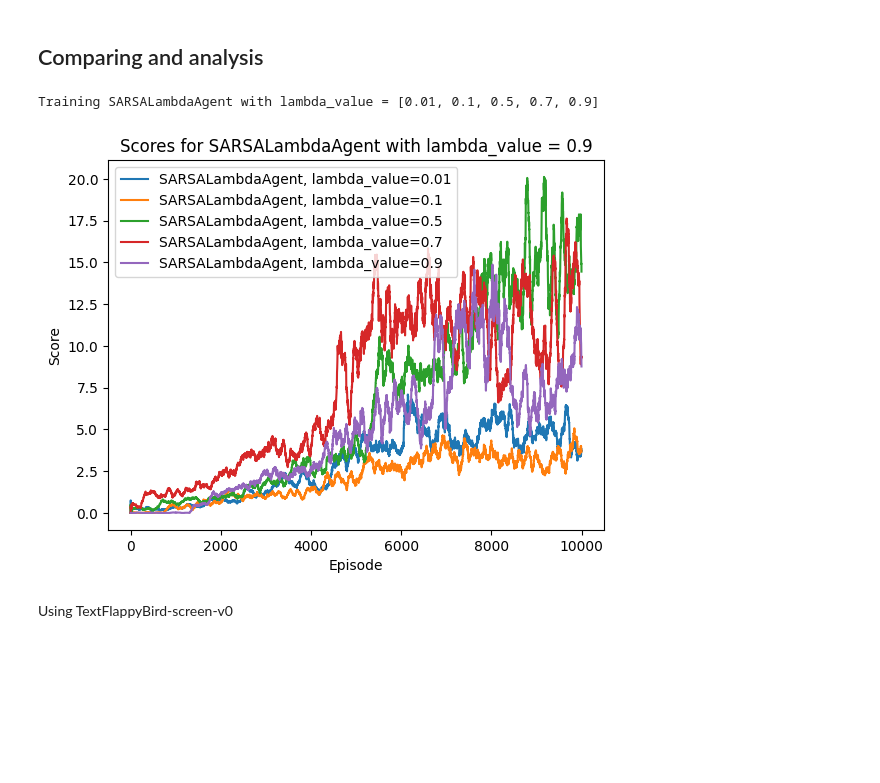
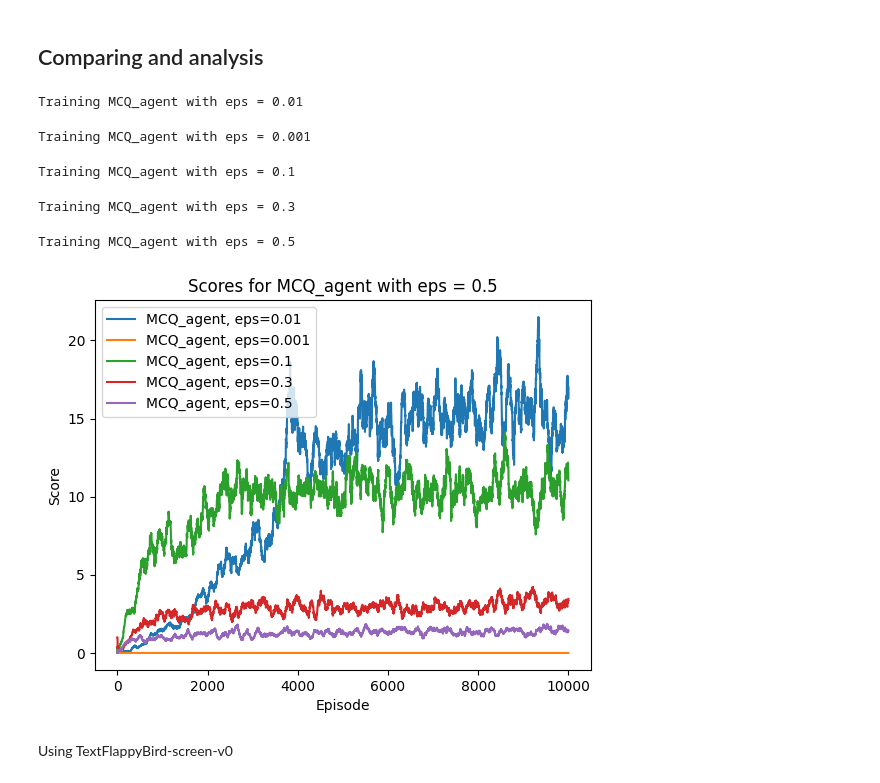
Before and after one commit to theveneth/RL_flappy_bird, a Jupyter notebook: code.ipynb, the cells around one changed output. Drawn from its saved outputs; the diff is of its cells as text; code cells hidden in the pictures; blank space fills up the shorter version.

```diff
--- a/code.ipynb
+++ b/code.ipynb
@@ -169,9 +169,6 @@ def train(agent, env, num_episodes):
 
             episode_score = info['score']
             total_reward += reward
-            if episode_score > 1000:  # if the agent is doing well, break the episode
-                print('limit reached')
-                break
 
         rewards.append(total_reward)
         scores.append(episode_score)
@@ -191,40 +188,45 @@ def moving_average(data, window_size=100):
     return moving_avg
 
 
 def train_and_compare_agents(env, agents, params, num_episodes):
     for agent_name, agent_class in agents.items():
         for param_name, param_value in params[agent_name].items():
-            print(f"\nTraining {agent_name} with {param_name} = {param_value}")
+
             for param in param_value:
+                print(f"\nTraining {agent_name} with {param_name} = {param} on {num_episodes} episodes.")
                 agent = agent_class(env, **{param_name: param})
                 scores, rewards = train(agent, env, num_episodes)
                 plt.title(f"Scores for {agent_name} with {param_name} = {param}")
                 plt.plot(moving_average(scores), label=f"{agent_name}, {param_name}={param}")
                 plt.xlabel("Episode")
                 plt.ylabel("Score")
             plt.legend()
             plt.show()
 
 if __name__ == '__main__':
     # initiate environment
     env = gym.make('TextFlappyBird-v0', height=15, width=20, pipe_gap=4)
 
     # define agents and parameters to vary
     agents = {
-        #"MCQ_agent": MCQ_agent,
-        "SARSALambdaAgent": SARSALambdaAgent,
+        "MCQ_agent": MCQ_agent,
+        #"SARSALambdaAgent": SARSALambdaAgent,
     }
     params = {
-        #"MCQ_agent": {"eps": [0.01,0.001,0.1, 0.3, 0.5]},
-        "SARSALambdaAgent": {"lambda_value": [0.01, 0.1, 0.5, 0.7, 0.9]},
+        "MCQ_agent": {"eps": [0.001,0.01,0.1, 0.3, 0.5]},
+        #"SARSALambdaAgent": {"lambda_value": [0.01, 0.1, 0.5, 0.7, 0.9]},
     }
 
     # Learning phase
     num_episodes = 10000
     train_and_compare_agents(env, agents, params, num_episodes)
 # %% [output]
-Training SARSALambdaAgent with lambda_value = [0.01, 0.1, 0.5, 0.7, 0.9]
+Training MCQ_agent with eps = 0.01
+Training MCQ_agent with eps = 0.001
+Training MCQ_agent with eps = 0.1
+Training MCQ_agent with eps = 0.3
+Training MCQ_agent with eps = 0.5
-[figure, old version]
+[figure, new version]
 # %% [markdown]
 Using TextFlappyBird-screen-v0
 # %%
```
Also changed, not shown: parts of 2 cells of this notebook.
